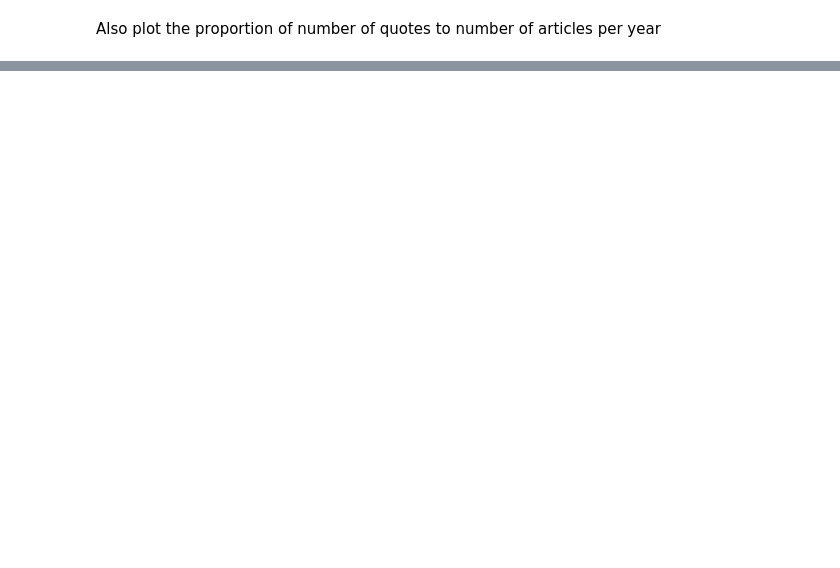
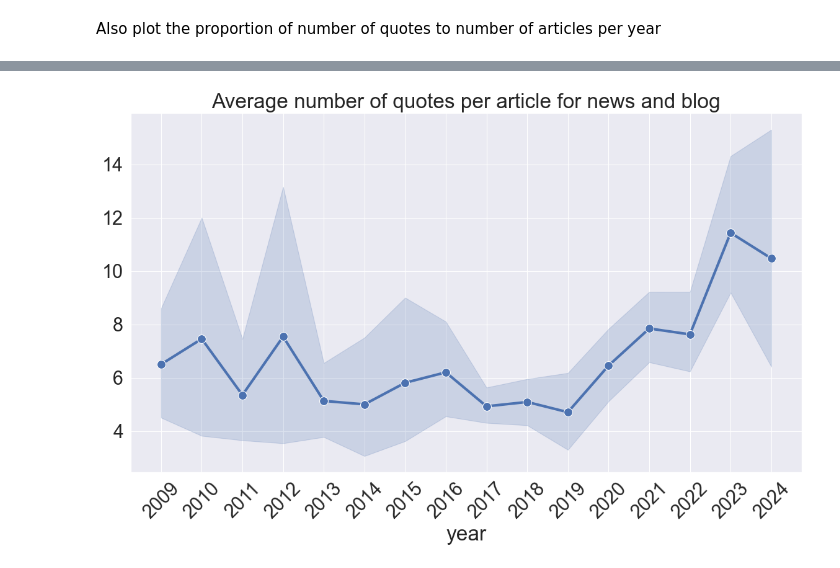
Before and after one commit to sfu-discourse-lab/fake_news_over_time, a Jupyter notebook: quotes_scatterplots.ipynb, the cells around one changed output, grey strips where cells are left out. Cells and saved outputs as stored; diff of their text form; code cells hidden in the pictures; blank space fills up the shorter version.

```diff
--- a/quotes_scatterplots.ipynb
+++ b/quotes_scatterplots.ipynb
@@ -216,0 +127,8 @@ fig.savefig("./visualization/quotes/num_quotes_lineplot.png")
+# %%
+plot_num_quotes(
+    input_path="./output/news_and_blog/quotes_news_and_blog.xlsx",
+    title="Average number of quotes per article for news and blog",
+    savepath="./visualization/quotes/num_quotes_lineplot_news_and_blog.png"
+)
+# %% [output]
+[figure, added]
```
Also changed, not shown: parts of 18 cells of this notebook, 10 other files.
